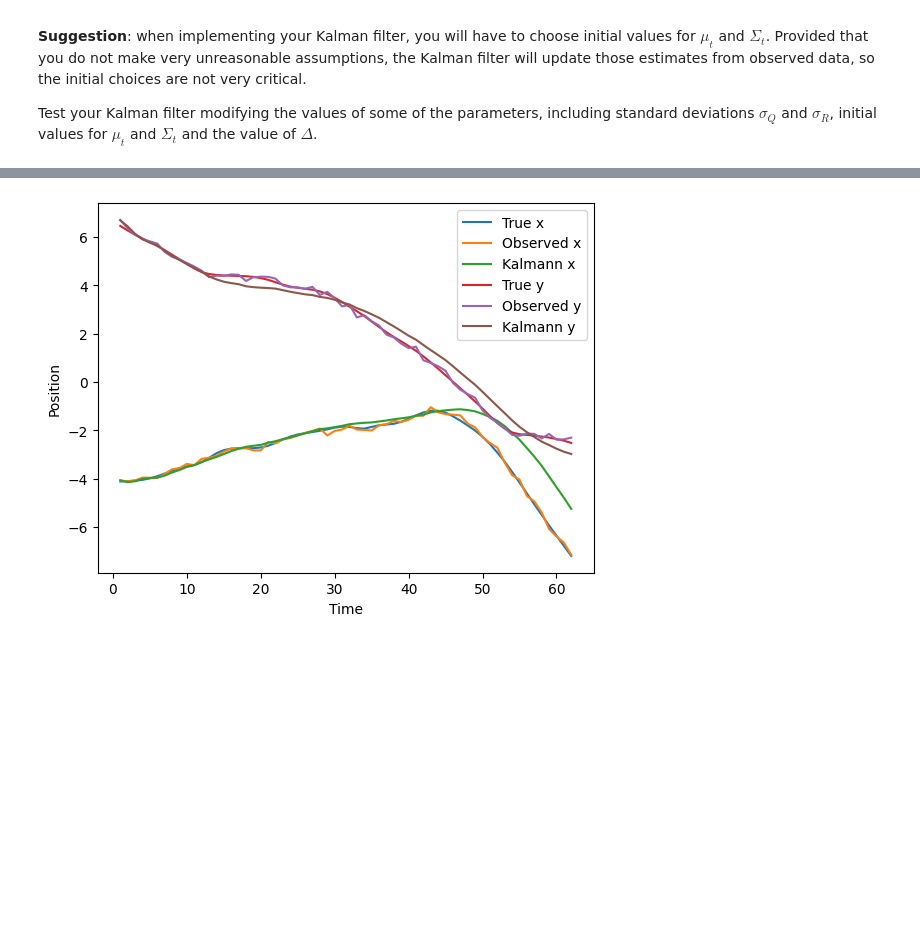
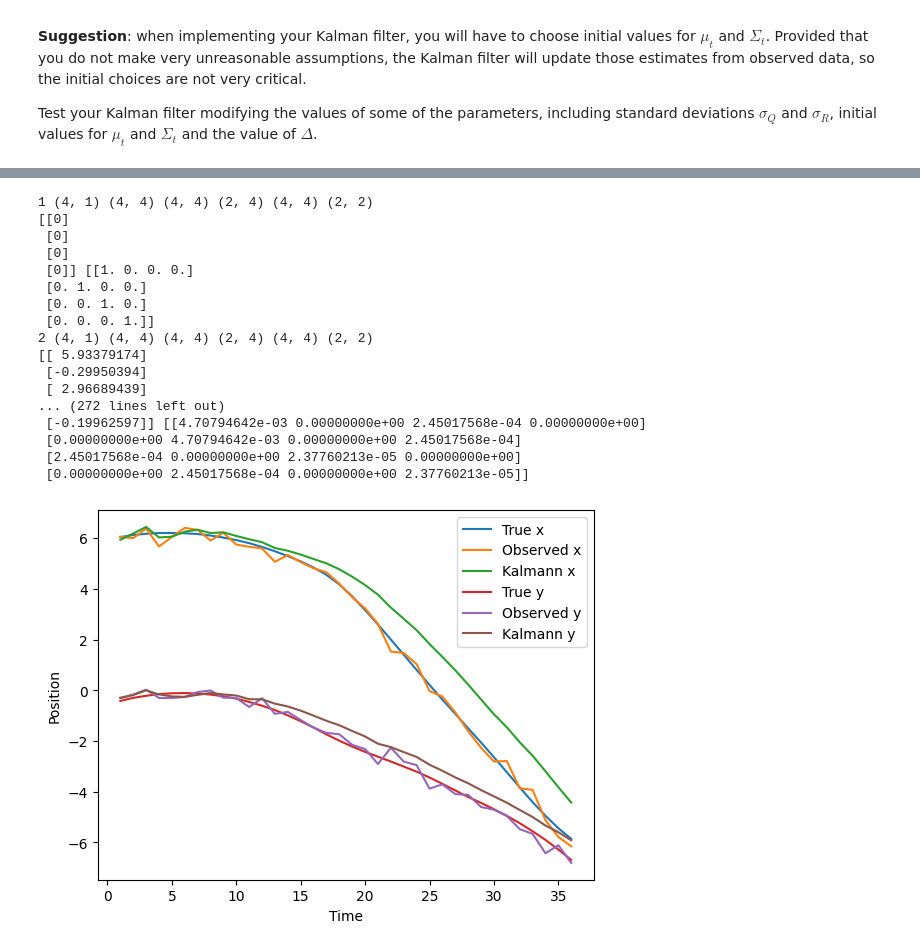
Before and after one commit to A-M-Alizadeh/Statistical-Labs, a Jupyter notebook: Stat Labs/Lab4/Lab4.ipynb, the cells around one changed output, grey strips where cells are left out. Saved outputs shown, nothing was run; the diff lists cells and outputs as text; code cells hidden in the pictures; blank space fills up the shorter version.

```diff
--- a/Stat Labs/Lab4/Lab4.ipynb
+++ b/Stat Labs/Lab4/Lab4.ipynb
@@ -105,7 +98,7 @@ def kalman_filter(y, mu_tmin1, sigma_tmin1, A, C, Q, R):
 
   return mu_est, sigma_est
 
-true_positions = person_dict_numpy[69] #choose a single trajectory by taking an element of the list person_dict_numpy, select a random index between 0 and 148
+true_positions = person_dict_numpy[42] #choose a single trajectory by taking an element of the list person_dict_numpy, select a random index between 0 and 148
 
 #Define parameter delta
 Delta = 1
@@ -122,7 +115,7 @@ C = np.array([[1, 0, 0, 0],  # x is measured directly
 
 # Set the standard deviation of the measurement noise
 
-sigma_R = 0.1
+sigma_R = 0.2
 sigma_Q = 0.001
 
 # Define the process noise covariance matrix
@@ -132,8 +125,9 @@ Q = (sigma_Q**2)*np.eye(4) # 4x4
 R = (sigma_R**2)*np.eye(2) # 2x2
 
 # Set the initial state and covariance
-mu_0 = np.array([[0.1,0.03,0.1,0.9]]).T # 4x1
-sigma_0 = [1, 0, 1, 0], [0, 1, 0, 1], [0, 0, 1, 0], [0, 0, 0, 1] # 4x4
+mu_0 = np.array([[0,0,0,0]]).T # 4x1
+# sigma_0 = [1, 0, 1, 0], [0, 1, 0, 1], [0, 0, 1, 0], [0, 0, 0, 1] # 4x4
+sigma_0 = np.eye(4) # 4x4
 
 # Iterate over the observed coordinates
 y_est = []
@@ -150,35 +144,54 @@ XTrue = []
 YTrue = []
 
 for t in range(1,len(true_positions)):
+  print(t, y_est[t-1][0].shape, y_est[t-1][1].shape, A.shape, C.shape, Q.shape, R.shape)
+  print(y_est[t-1][0], y_est[t-1][1])
   # Get the observed coordinates at time t
   # Note: the observed position is simulated by adding gaussian noise to the true_positions
   y = true_positions[t] + np.random.normal(0,sigma_R,2)
 
   #apply the kalman filter on the observed coordinates
   y_est.append(kalman_filter(y, y_est[t-1][0], y_est[t-1][1], A, C, Q, R))
   XKalman.append(y_est[t][0][0]) # x coordinate
   YKalman.append(y_est[t][0][1]) # y coordinate
   TSeries.append(t)
   XObs.append(y[0])
   YObs.append(y[1])
   XTrue.append(true_positions[t][0])
   YTrue.append(true_positions[t][1])
 
 #Plot the trajectory of the x coordinate over time and the trajectory of the y coordinate over time into two separate plot
 plt.plot(TSeries, XTrue, label='True x')
 plt.plot(TSeries, XObs, label='Observed x')
 plt.plot(TSeries, XKalman, label='Kalmann x')
 plt.plot(TSeries, YTrue, label='True y')
 plt.plot(TSeries, YObs, label='Observed y')
 plt.plot(TSeries, YKalman, label='Kalmann y')
 plt.xlabel('Time')
 plt.ylabel('Position')
 plt.legend()
 plt.show()
 
 
 #Use the matplotlib library to plot the true positions, observed positions y and the results of the kalman filtering
 #You should obtain a plot which resembles the one in the figure
 #Plot the trajectory of the x coordinate over time and the trajectory of the y coordinate over time into two separate plot
 # %% [output]
+1 (4, 1) (4, 4) (4, 4) (2, 4) (4, 4) (2, 2)
+[[0]
+ [0]
+ [0]
+ [0]] [[1. 0. 0. 0.]
+ [0. 1. 0. 0.]
+ [0. 0. 1. 0.]
+ [0. 0. 0. 1.]]
+2 (4, 1) (4, 4) (4, 4) (2, 4) (4, 4) (2, 2)
+[[ 5.93379174]
+ [-0.29950394]
+ [ 2.96689439]
+... (272 lines left out)
+ [-0.19962597]] [[4.70794642e-03 0.00000000e+00 2.45017568e-04 0.00000000e+00]
+ [0.00000000e+00 4.70794642e-03 0.00000000e+00 2.45017568e-04]
+ [2.45017568e-04 0.00000000e+00 2.37760213e-05 0.00000000e+00]
+ [0.00000000e+00 2.45017568e-04 0.00000000e+00 2.37760213e-05]]
-[figure, old version]
+[figure, new version]
```
Also changed, not shown: parts of 2 cells of this notebook.
